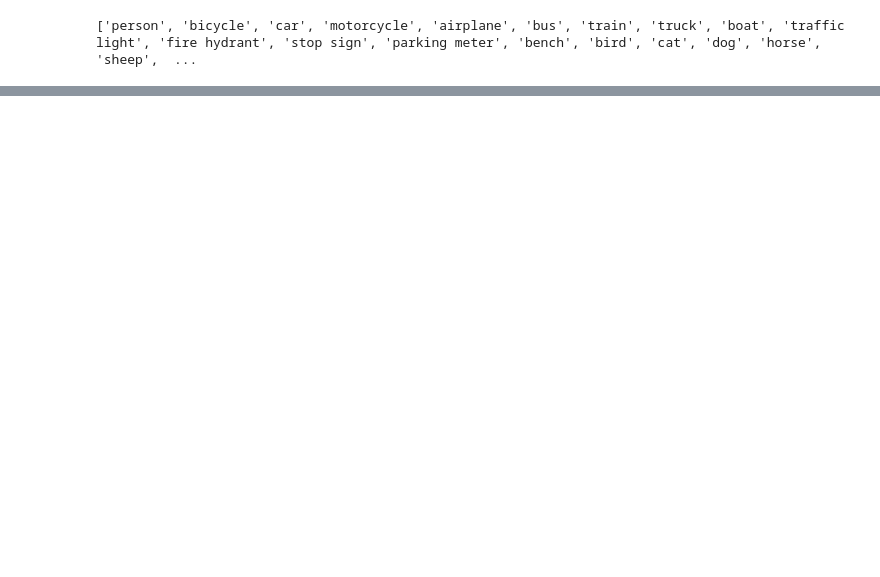
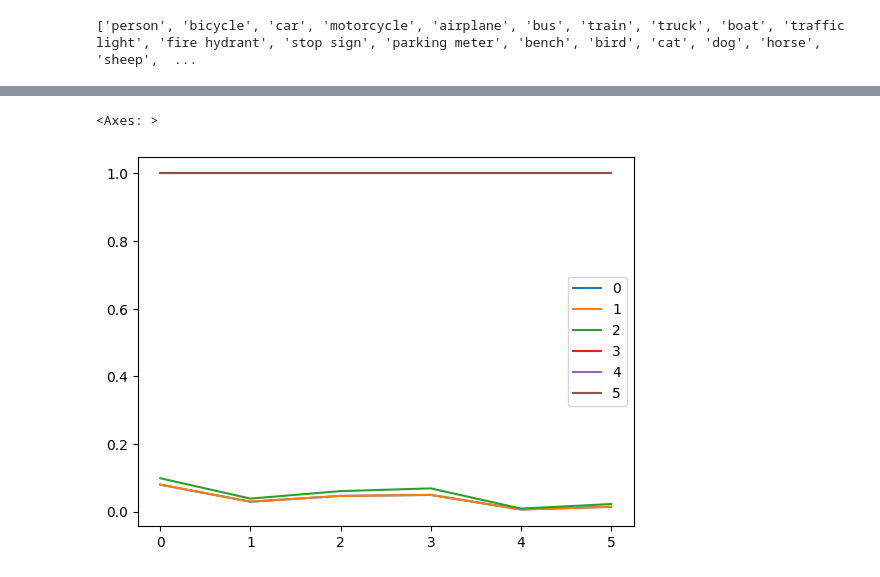
Before and after one commit to mark-2002/project_work, a Jupyter notebook: retesting.ipynb, the cells around one changed output, grey strips where cells are left out. Drawn from its saved outputs; the diff is of its cells as text; code cells hidden in the pictures; blank space fills up the shorter version.

```diff
--- a/retesting.ipynb
+++ b/retesting.ipynb
@@ -392,0 +810,18 @@ model.val(split=px)
+# %%
+#confidence precision
+
+data = np.array([[   0.079887,    0.079914,    0.098854,1,1, 1],
+       [   0.029532,    0.029541,    0.038655,1,    1,       1],
+       [   0.046649,     0.04666,    0.060815,1,  1,      1],
+       [   0.049511,    0.049533,    0.068888,1, 1, 1],
+       [   0.006483,    0.006483,   0.0090859,1, 1,  1],
+       [   0.014381,    0.014383,    0.022581,  1, 1,1]])
+
+df1 = pd.DataFrame(data)
+
+
+
+df1.plot()
+# %% [output]
+<Axes: >
+[figure, added]
```
Also changed, not shown: parts of 12 cells of this notebook, 1 other file.
